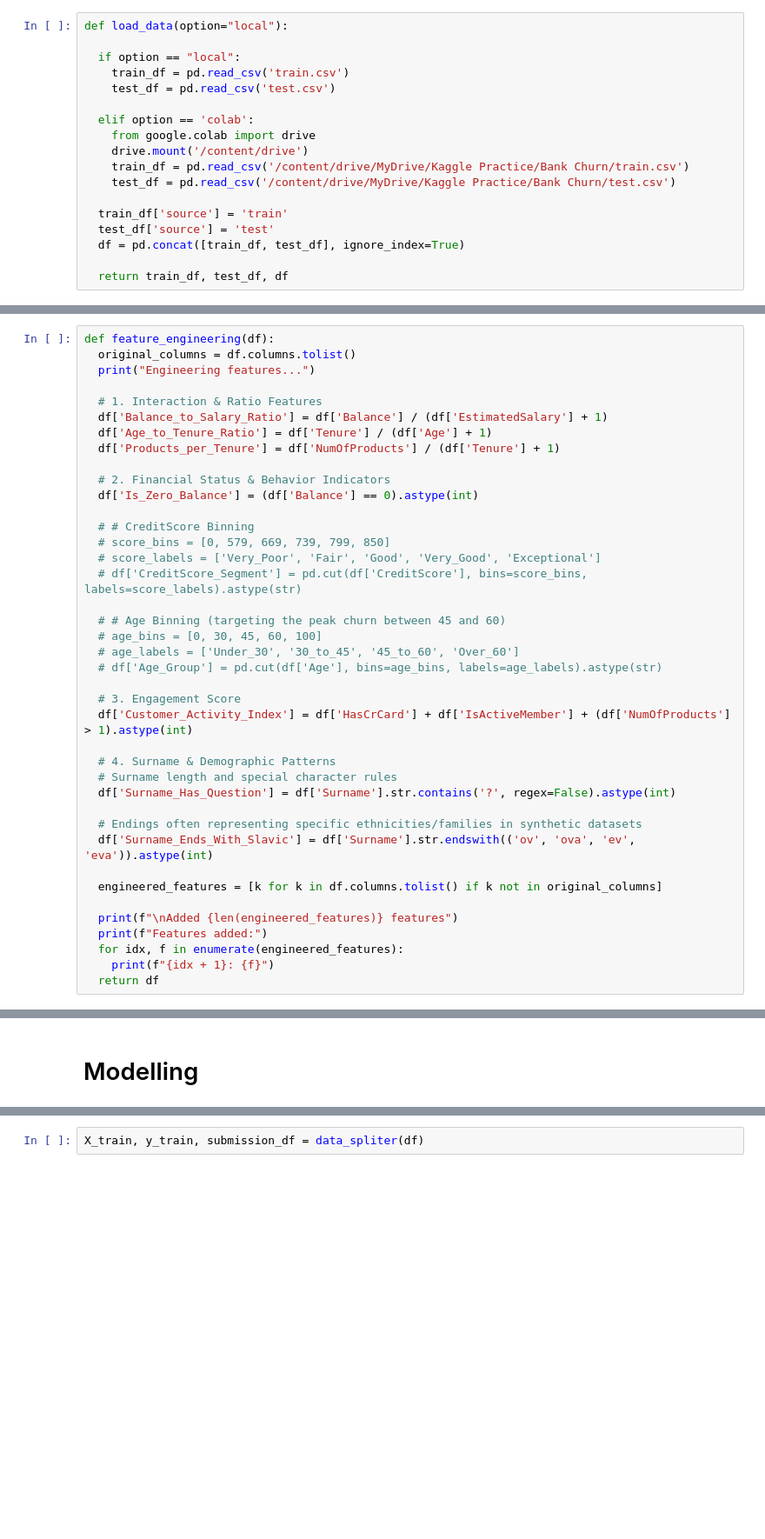
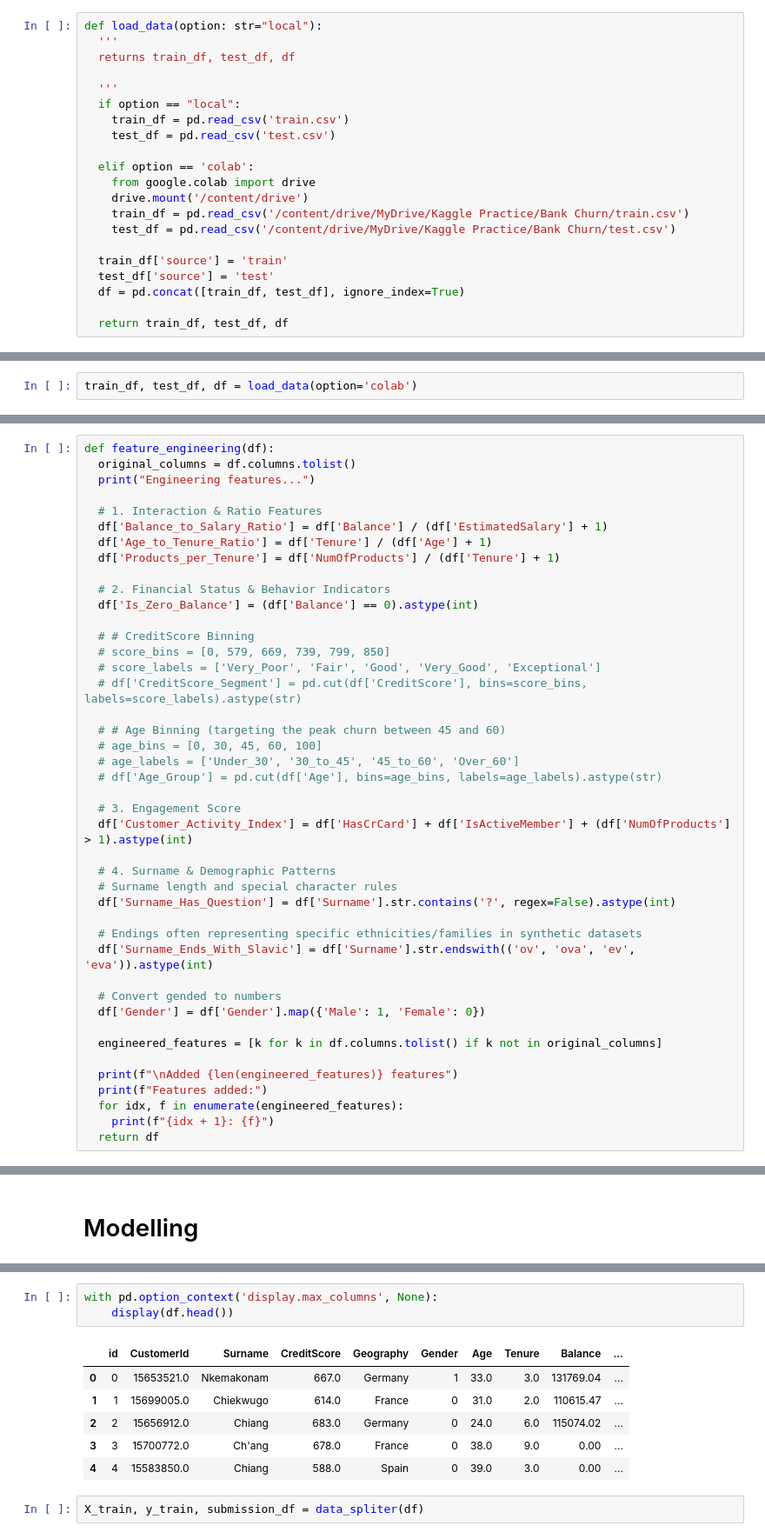
Before and after one commit to gavrilovAlikhan/ML-Practice, a Jupyter notebook: Bank Churn (MLinside)/bank_churn.ipynb, the cells around one changed output, grey strips where cells are left out. Shown at 87% size. Cells and saved outputs as stored; diff of their text form; blank space fills up the shorter version.

Commit message:
adds lgbm, gender mapping, typings

```diff
--- a/Bank Churn (MLinside)/bank_churn.ipynb
+++ b/Bank Churn (MLinside)/bank_churn.ipynb
@@ -48,8 +68,11 @@ submission_columns = ["id", "Exited"]
 # %% [markdown]
 ### Load Data
 # %%
-def load_data(option="local"):
+def load_data(option: str="local"):
+  '''
+  returns train_df, test_df, df
 
+  '''
   if option == "local":
     train_df = pd.read_csv('train.csv')
     test_df = pd.read_csv('test.csv')
@@ -241,3 +303,5 @@ sns.histplot(
 plt.tight_layout()
 # %% [markdown]
 # Feature Engineering
+# %%
+train_df, test_df, df = load_data(option='colab')
@@ -274,6 +340,9 @@ def feature_engineering(df):
   # Endings often representing specific ethnicities/families in synthetic datasets
   df['Surname_Ends_With_Slavic'] = df['Surname'].str.endswith(('ov', 'ova', 'ev', 'eva')).astype(int)
 
+  # Convert gended to numbers
+  df['Gender'] = df['Gender'].map({'Male': 1, 'Female': 0})
+
   engineered_features = [k for k in df.columns.tolist() if k not in original_columns]
 
   print(f"\nAdded {len(engineered_features)} features")
@@ -293,3 +369,13 @@ df
+# %%
+with pd.option_context('display.max_columns', None):
+    display(df.head())
+# %% [output]
+|  | id | CustomerId | Surname | CreditScore | Geography | Gender | Age | Tenure | Balance | ... |
+| 0 | 0 | 15653521.0 | Nkemakonam | 667.0 | Germany | 1 | 33.0 | 3.0 | 131769.04 | ... |
+| 1 | 1 | 15699005.0 | Chiekwugo | 614.0 | France | 0 | 31.0 | 2.0 | 110615.47 | ... |
+| 2 | 2 | 15656912.0 | Chiang | 683.0 | Germany | 0 | 24.0 | 6.0 | 115074.02 | ... |
+| 3 | 3 | 15700772.0 | Ch'ang | 678.0 | France | 0 | 38.0 | 9.0 | 0.00 | ... |
+| 4 | 4 | 15583850.0 | Chiang | 588.0 | Spain | 0 | 39.0 | 3.0 | 0.00 | ... |
 # %%
 X_train, y_train, submission_df = data_spliter(df)
 # %%
```
Also changed, not shown: parts of 26 cells of this notebook.
